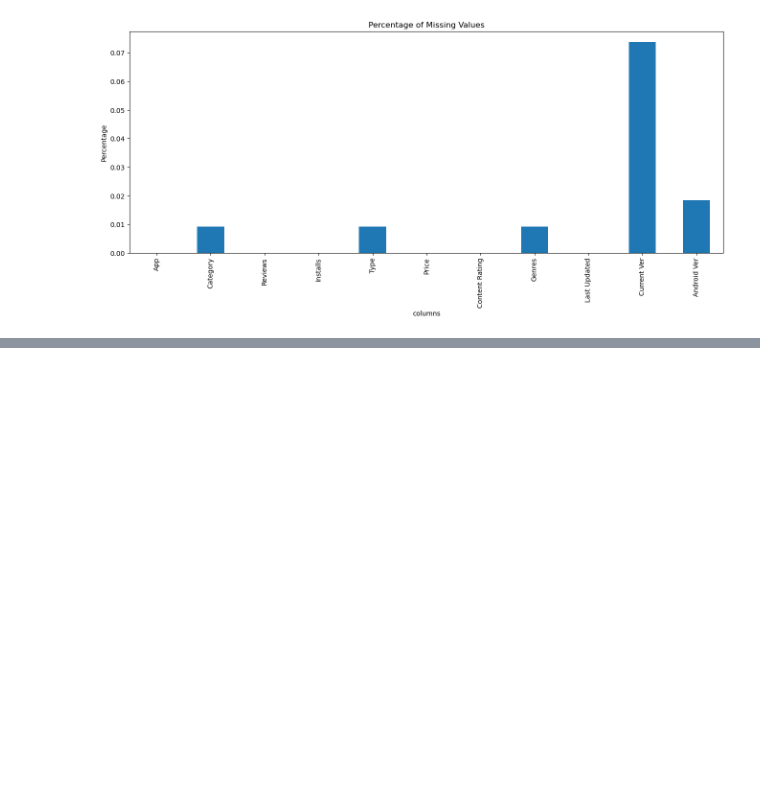
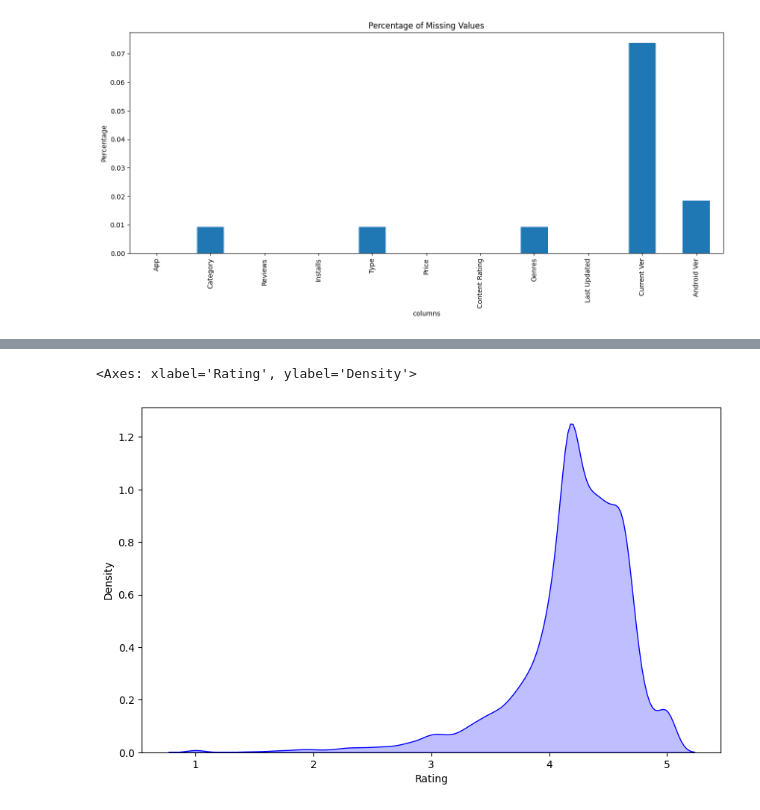
Before and after one commit to ShehzadAhmad-learner/Exploratory-Data-Analysis, a Jupyter notebook: cod_eda_googleplaystore.ipynb, the cells around one changed output, grey strips where cells are left out. Cells and saved outputs as stored; diff of their text form; code cells hidden in the pictures; blank space fills up the shorter version.

```diff
--- a/cod_eda_googleplaystore.ipynb
+++ b/cod_eda_googleplaystore.ipynb
@@ -415,0 +551,2 @@ Text(0.5, 1.0, 'Percentage of Missing Values')
+# %%
+df.drop_duplicates(inplace=True)
@@ -415,0 +633,6 @@ Text(0.5, 1.0, 'Percentage of Missing Values')
+# %%
+plt.figure(figsize=(10,6))
+sns.kdeplot(df['Rating'],color='blue',shade=True)
+# %% [output]
+<Axes: xlabel='Rating', ylabel='Density'>
+[figure, added]
```
Also changed, not shown: parts of 39 cells of this notebook.
